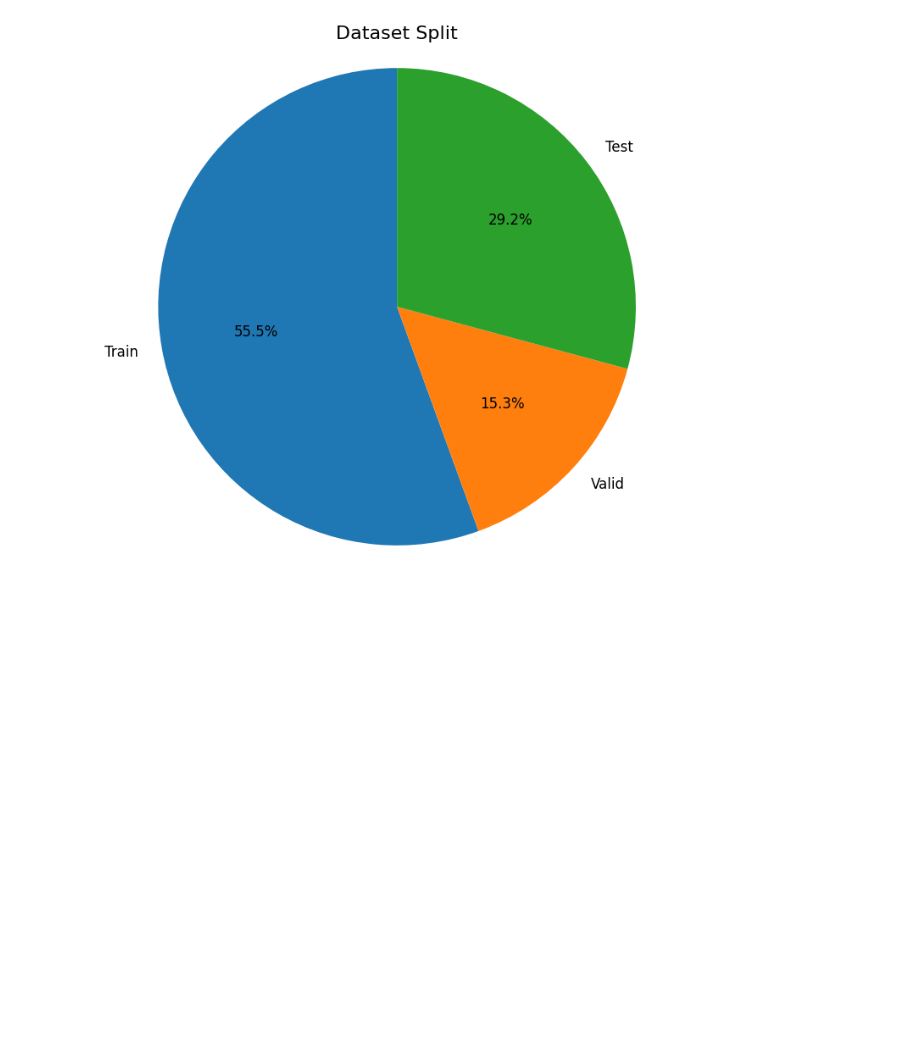
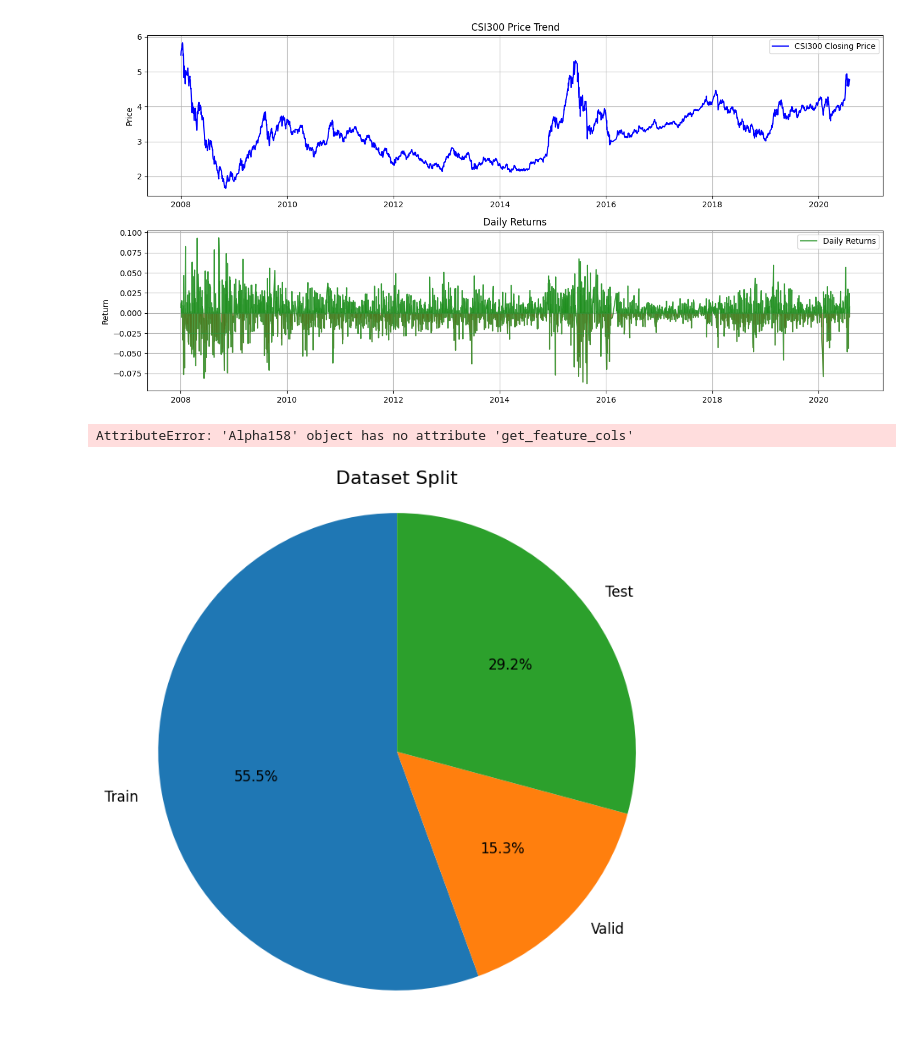
Before and after one commit to MaaZiJyun/QuantProject, a Jupyter notebook: QLIB/examples/dataset_simple_analysis.ipynb, the cells around one changed output. Saved outputs shown, nothing was run; the diff lists cells and outputs as text; code cells hidden in the pictures; blank space fills up the shorter version.

```diff
--- a/QLIB/examples/dataset_simple_analysis.ipynb
+++ b/QLIB/examples/dataset_simple_analysis.ipynb
@@ -190,3 +148,83 @@ except Exception as e:
+# %%
+import matplotlib.pyplot as plt
+import numpy as np
+import pandas as pd
+from qlib.data import D
+
+# 1. Stock Ups and Downs Trend Chart (unchanged)
+def plot_stock_trend(dataset):
+    # Get benchmark data (CSI300)
+    benchmark_df = D.features([benchmark], ['$close', '$volume'], start_time=data_handler_config['start_time'], end_time=data_handler_config['end_time'])
+    benchmark_df = benchmark_df.droplevel('instrument')
+
+    plt.figure(figsize=(14, 7))
+
+    # Plot closing price
+    plt.subplot(2, 1, 1)
+    plt.plot(benchmark_df['$close'], label='CSI300 Closing Price', color='blue')
+    plt.title('CSI300 Price Trend')
+    plt.ylabel('Price')
+    plt.legend()
+    plt.grid(True)
+
+    # Plot daily returns
+    plt.subplot(2, 1, 2)
+    returns = benchmark_df['$close'].pct_change()
+    plt.plot(returns, label='Daily Returns', color='green', alpha=0.7)
+    plt.fill_between(returns.index, returns, where=(returns >= 0), color='green', alpha=0.3)
+    plt.fill_between(returns.index, returns, where=(returns < 0), color='red', alpha=0.3)
+    plt.title('Daily Returns')
+    plt.ylabel('Return')
+    plt.legend()
+    plt.grid(True)
+
+    plt.tight_layout()
+    plt.show()
+
+# 2. Daily Trading Volume Histogram and Feature Weight Distribution (updated)
+def plot_volume_and_features(dataset):
+    # Get trading volume data
+    benchmark_df = D.features([benchmark], ['$volume'], start_time=data_handler_config['start_time'], end_time=data_handler_config['end_time'])
+    benchmark_df = benchmark_df.droplevel('instrument')
+
+    # Get feature names - we need to prepare the data first
+    # Create a small sample to extract feature names
+    with dataset.prepare(["train"], col_set=["feature"], data_key=DataHandlerLP.DK_I):
+        sample_data = dataset._data['train']['feature']
+        feature_names = sample_data.columns.tolist()
+
+    # For actual feature importance, you would need to train the model first
+    # Here's a placeholder - replace with actual feature importance after training
+    feature_importance = np.random.rand(len(feature_names))
+
+    plt.figure(figsize=(14, 10))
+
+    # Plot trading volume histogram
+    plt.subplot(2, 1, 1)
+    plt.hist(benchmark_df['$volume'] / 1e8, bins=50, color='skyblue', edgecolor='black')
+    plt.title('Daily Trading Volume Distribution (in 100M shares)')
+    plt.xlabel('Volume (100M shares)')
+    plt.ylabel('Frequency')
+    plt.grid(True)
+
+    # Plot feature importance
+    plt.subplot(2, 1, 2)
+    sorted_idx = np.argsort(feature_importance)
+    plt.barh(range(len(sorted_idx)), feature_importance[sorted_idx], color='darkorange')
+    plt.yticks(range(len(sorted_idx)), np.array(feature_names)[sorted_idx])
+    plt.title('Feature Importance Distribution')
+    plt.xlabel('Importance Score')
+    plt.grid(True)
+
+    plt.tight_layout()
+    plt.show()
+
+# Generate the plots
+plot_stock_trend(dataset)
+plot_volume_and_features(dataset)
+# %% [output]
+[figure, added]
+AttributeError: 'Alpha158' object has no attribute 'get_feature_cols'
 # %%
 import matplotlib.pyplot as plt
 import pandas as pd
```
Also changed, not shown: parts of 8 cells of this notebook, 22 other files.
